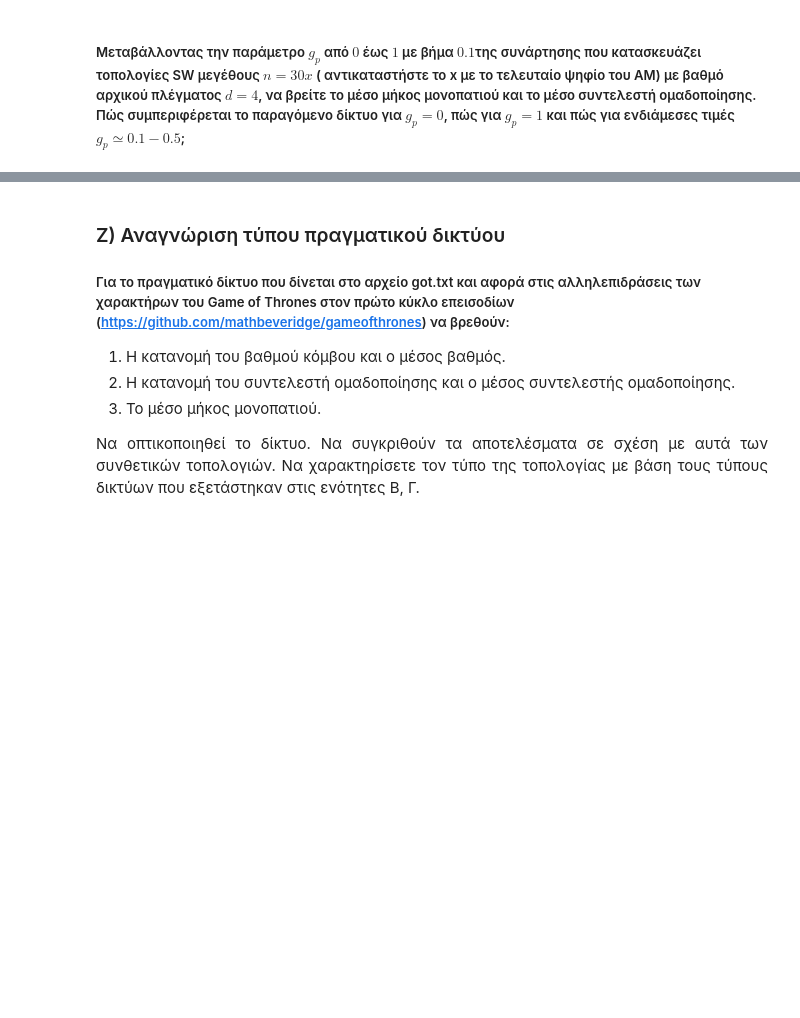
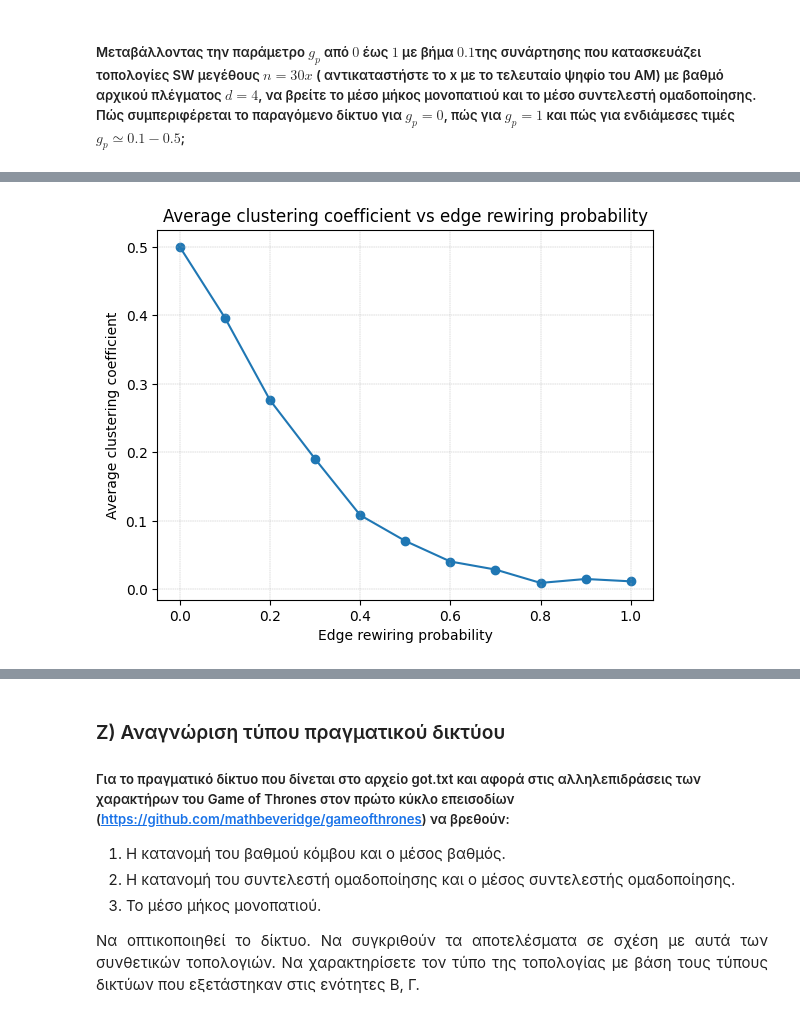
Before and after one commit to billdepo/Social-Networks-Analysis, a Jupyter notebook: lab1/lab1_student_version_Depastas.ipynb, the cells around one changed output, grey strips where cells are left out. Drawn from its saved outputs; the diff is of its cells as text; code cells hidden in the pictures; blank space fills up the shorter version.

```diff
--- a/lab1/lab1_student_version_Depastas.ipynb
+++ b/lab1/lab1_student_version_Depastas.ipynb
@@ -1284,0 +1363,11 @@ d=4
+# %%
+plt.plot(list(g_range), mean_cc_list)
+plt.scatter(list(g_range), mean_cc_list)
+
+plt.title(f"Average clustering coefficient vs edge rewiring probability")
+plt.xlabel(f"Edge rewiring probability")
+plt.ylabel("Average clustering coefficient")
+plt.grid(linestyle='--', linewidth=0.3)
+plt.show()
+# %% [output]
+[figure, added]
```
Also changed, not shown: parts of 25 cells of this notebook.
